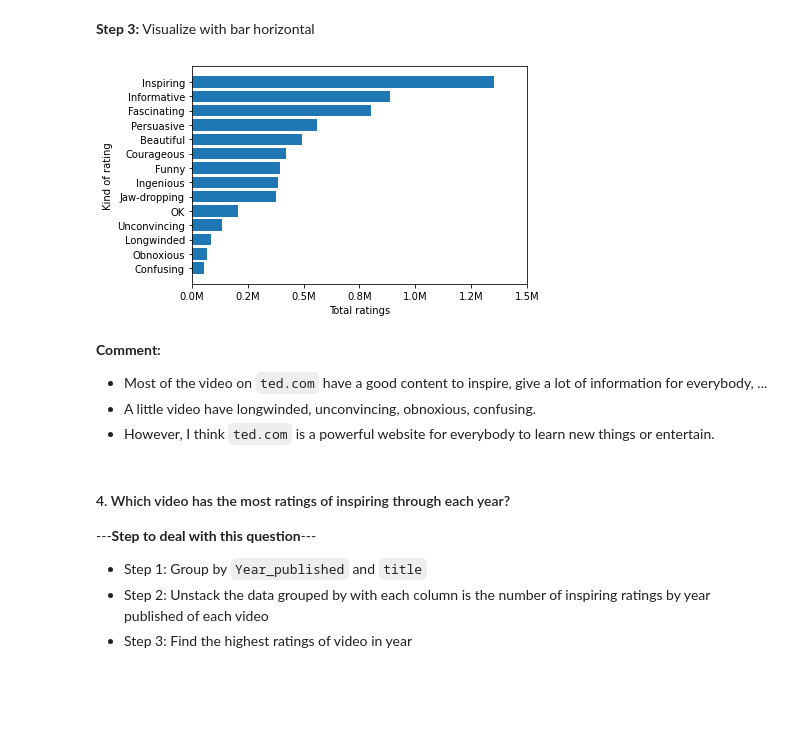
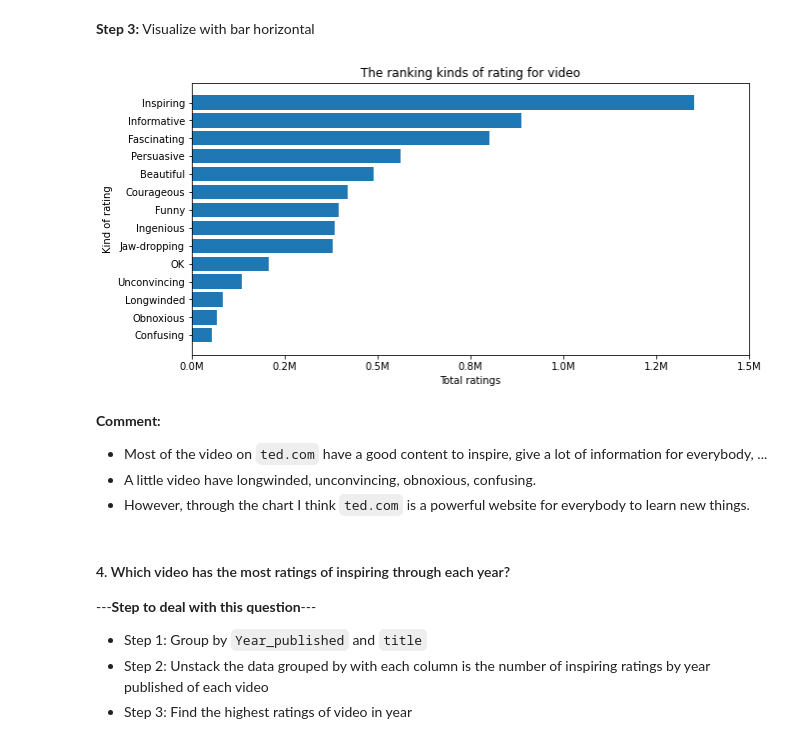
Before and after one commit to devlmhieu7521/LTKHDL_Final, a Jupyter notebook: project_final.ipynb, the cells around one changed output. Drawn from its saved outputs; the diff is of its cells as text; code cells hidden in the pictures; blank space fills up the shorter version.

```diff
--- a/project_final.ipynb
+++ b/project_final.ipynb
@@ -228,0 +244,8 @@ Q1.plot.line(ylabel = 'Number Events', xlabel = 'Year', marker='o');
+# %%
+def millions(x, pos):
+    return '{:1.1f}M'.format(x*1e-7)
+fig, ax = plt.subplots(figsize=(10,5))
+ax.xaxis.set_major_formatter(millions)
+ax.barh(list(a.keys()),list(a.values()))
+plt.xlabel('Views (milions)')
+plt.title('Top 10 highest video views');
@@ -228,0 +260,11 @@ Q1.plot.line(ylabel = 'Number Events', xlabel = 'Year', marker='o');
+# %%
+# những yếu tố ảnh hưởng đến lượt views
+ted_df['duration'] = ted_df['duration'].apply(lambda x: x/60)
+def millions(x, pos):
+    return '{:1.1f}M'.format(x*1e-7)
+fig, ax = plt.subplots(figsize=(10,5))
+ax.yaxis.set_major_formatter(millions)
+plt.scatter(ted_df['duration'],ted_df['views'])
+plt.xlabel('Times (minutes)')
+plt.ylabel('Views (milions)')
+plt.title('Relation ship between Views and Times of each video');
@@ -228,0 +280,10 @@ Q1.plot.line(ylabel = 'Number Events', xlabel = 'Year', marker='o');
+# %%
+ted_df['Length of title'] = ted_df['title'].apply(lambda x: len(x))
+def millions(x, pos):
+    return '{:1.1f}M'.format(x*1e-7)
+fig, ax = plt.subplots(figsize=(10,5))
+ax.yaxis.set_major_formatter(millions)
+plt.scatter(ted_df['Length of title'],ted_df['views'])
+plt.xlabel('Length of title')
+plt.ylabel('Views (milions)')
+plt.title('Relation ship between length of title and views of each video');
@@ -228,0 +300,9 @@ Q1.plot.line(ylabel = 'Number Events', xlabel = 'Year', marker='o');
+# %%
+df = ted_df.groupby('Year_published').sum()['views']
+def millions(x, pos):
+    return '{:1.1f}M'.format(x*1e-6)
+fig, ax = plt.subplots(figsize=(10,5))
+ax.yaxis.set_major_formatter(millions)
+df.plot.line(marker='o')
+plt.ylabel('Views (milions)')
+plt.title('The total views through each year');
@@ -291,20 +376,21 @@ a = dict(sorted(a.items(), key=lambda item: item[1]))
 # %%
 def millions(x, pos):
     return '{:1.1f}M'.format(x*1e-6)
-fig, ax = plt.subplots()
+fig, ax = plt.subplots(figsize=(10,5))
 ax.xaxis.set_major_formatter(millions)
 ax.barh(list(a.keys()),list(a.values()))
 plt.xlabel('Total ratings')
 plt.ylabel('Kind of rating')
 plt.xticks([0,250000,500000,750000,1000000,1250000,1500000])
+plt.title('The ranking kinds of rating for video')
 plt.show()
 # %% [output]
-[figure, old version]
+[figure, new version]
 # %% [markdown]
 **Comment:**
 - Most of the video on `ted.com` have a good content to inspire, give a lot of information for everybody, ...
 - A little video have longwinded, unconvincing, obnoxious, confusing.
-- However, I think `ted.com` is a powerful website for everybody to learn new things or entertain.
+- However, through the chart I think `ted.com` is a powerful website for everybody to learn new things.
 # %% [markdown]
 #### 4. Which video has the most ratings of inspiring through each year?
 ---**Step to deal with this question**---
```
Also changed, not shown: parts of 19 cells of this notebook.
